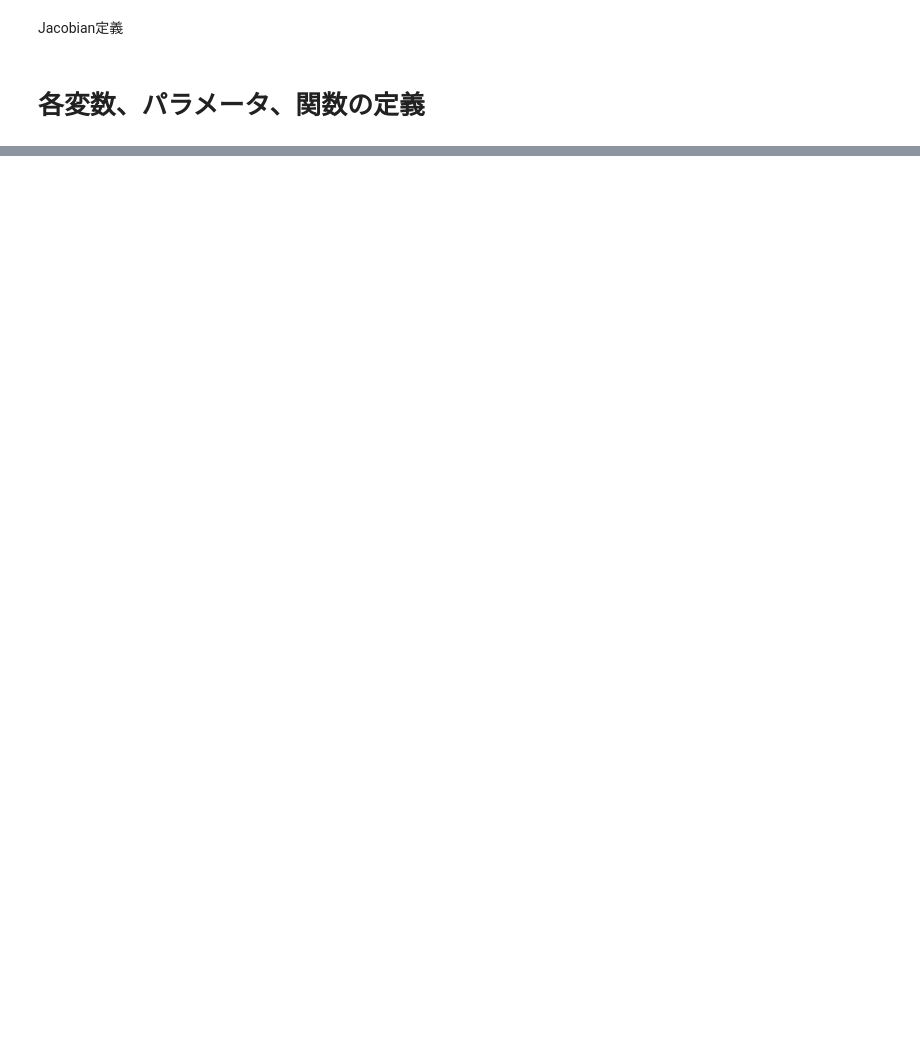
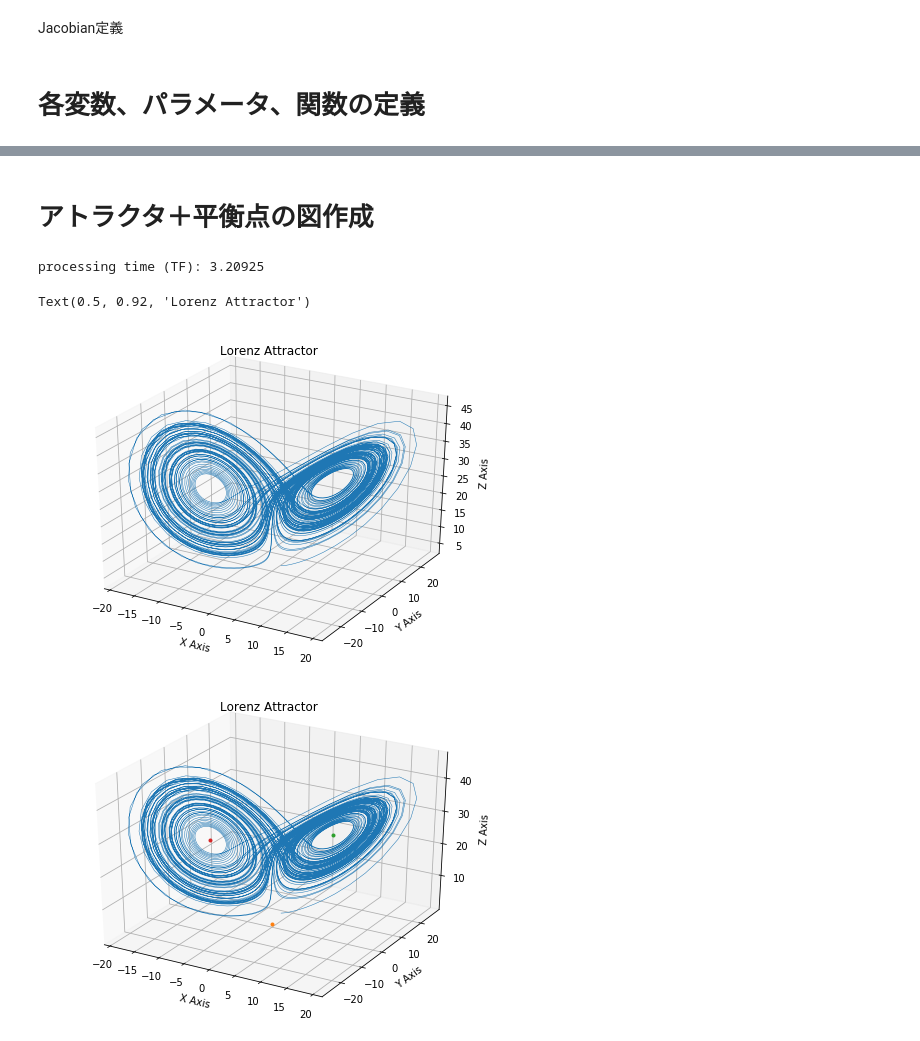
Before and after one commit to yymgch/ode_tf, a Jupyter notebook: finding_equiribrium.ipynb, the cells around one changed output, grey strips where cells are left out. Drawn from its saved outputs; the diff is of its cells as text; code cells hidden in the pictures; blank space fills up the shorter version.

```diff
--- a/finding_equiribrium.ipynb
+++ b/finding_equiribrium.ipynb
@@ -65,0 +64,4 @@ Colocations handled automatically by placer.
+# %%
+loss = tf.math.reduce_sum( tf.math.square(fx))
+opt = tf.train.GradientDescentOptimizer(1e-3)
+train_op = opt.minimize(loss, var_list=[x])
@@ -65,0 +118,7 @@ Colocations handled automatically by placer.
+# %%
+
+x_eq1, sqnorm1, suc = find_equilibrium(sess,loss,[3,5,21])
+
+x_eq2, sqnorm2, suc = find_equilibrium(sess,loss,[-4,-3,20])
+
+x_eq0, sqnorm0, suc = find_equilibrium(sess,loss,[2,2,5])
@@ -65,0 +344,68 @@ Colocations handled automatically by placer.
+# %% [markdown]
+# アトラクタ＋平衡点の図作成
+# %%
+
+def solve_lorenz(sess,fx,x0,ts):
+    """ numerically solve lorenz equation
+        using tensorflow operation fx
+    """
+    f_lorenz_tf = lambda t,xt: sess.run(fx, feed_dict={x_pf: xt})
+
+
+    start_time = time.time()
+    sol_lorenz = solve_ivp(fun=f_lorenz_tf,
+                       t_span=[tstart, tend], y0=x0, t_eval=ts)
+    integral_time_tf = time.time() - start_time
+    print("processing time (TF): %.5f" % integral_time_tf)
+
+
+    t_lo = sol_lorenz['t']
+    x_lo = sol_lorenz['y']
+    return x_lo,t_lo
+
+
+x0 = np.array([1, 2, 3], dtype=np.float64)   # initial value
+
+# integrating time
+dt = 0.02
+tstart = 0.0
+tend = 100.0
+ts = np.arange(tstart, tend+dt, dt)
+
+x_pf = tf.placeholder(dtype=tf.float64, shape=(3), name='x_pf')
+fx_pf = f_lorenz(None, x_pf)  # r.h.s. of ODE
+
+sess = tf.Session()
+sess.run(tf.initializers.global_variables())
+# set rho to default value 28
+sess.run(assign_rho_op, feed_dict={rho_as:28.0})  # assign rho value
+
+x_lo, t_lo = solve_lorenz(sess, fx_pf, x0, ts)
+# %% [output]
+processing time (TF): 3.20925
+# %%
+fig5 = plt.figure(figsize=(8,6))
+ax = fig5.add_subplot(111,projection='3d')
+
+ax.plot(x_lo[0], x_lo[1], x_lo[2], '-', lw=0.5)
+ax.set_xlabel("X Axis")
+ax.set_ylabel("Y Axis")
+ax.set_zlabel("Z Axis")
+ax.set_title("Lorenz Attractor")
+
+fig4 = plt.figure(figsize=(8,6))
+ax4 = fig4.add_subplot(111,projection='3d')
+
+ax4.plot(x_lo[0], x_lo[1], x_lo[2], '-', lw=0.5)
+ax4.plot([x_eq0[0]],[x_eq0[1]],[x_eq0[2]],'.')
+ax4.plot([x_eq1[0]],[x_eq1[1]],[x_eq1[2]],'.')
+ax4.plot([x_eq2[0]],[x_eq2[1]],[x_eq2[2]],'.')
+
+ax4.set_xlabel("X Axis")
+ax4.set_ylabel("Y Axis")
+ax4.set_zlabel("Z Axis")
+ax4.set_title("Lorenz Attractor")
+# %% [output]
+Text(0.5, 0.92, 'Lorenz Attractor')
+[figure, added]
+[figure, added]
```
Also changed, not shown: parts of 18 cells of this notebook.
